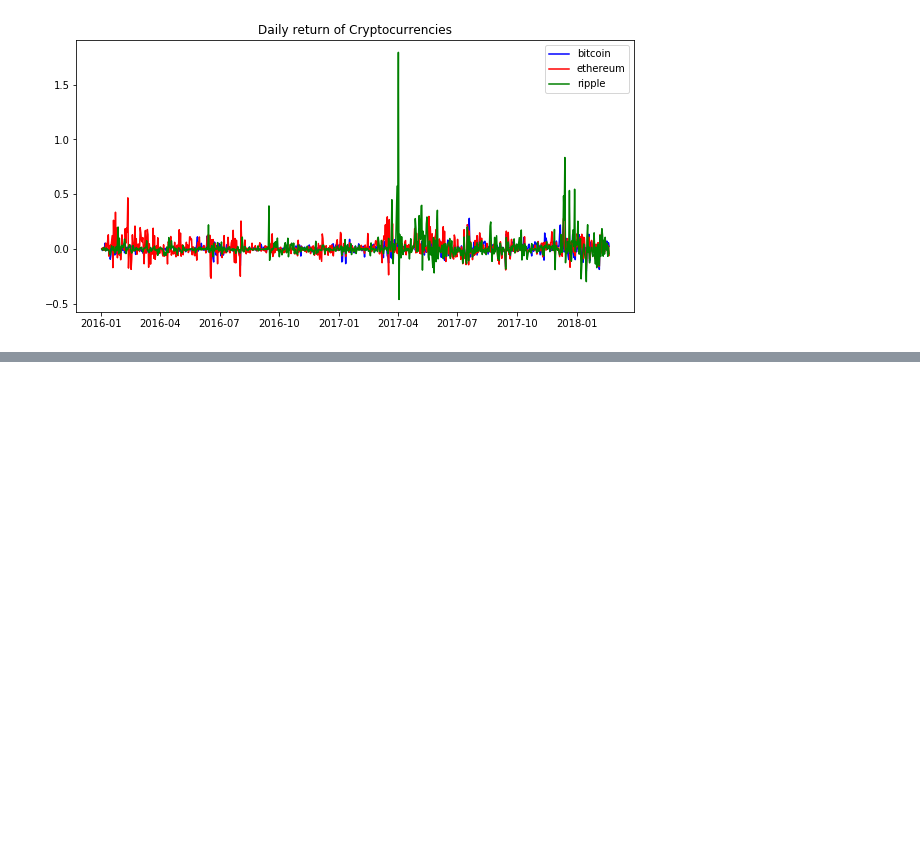
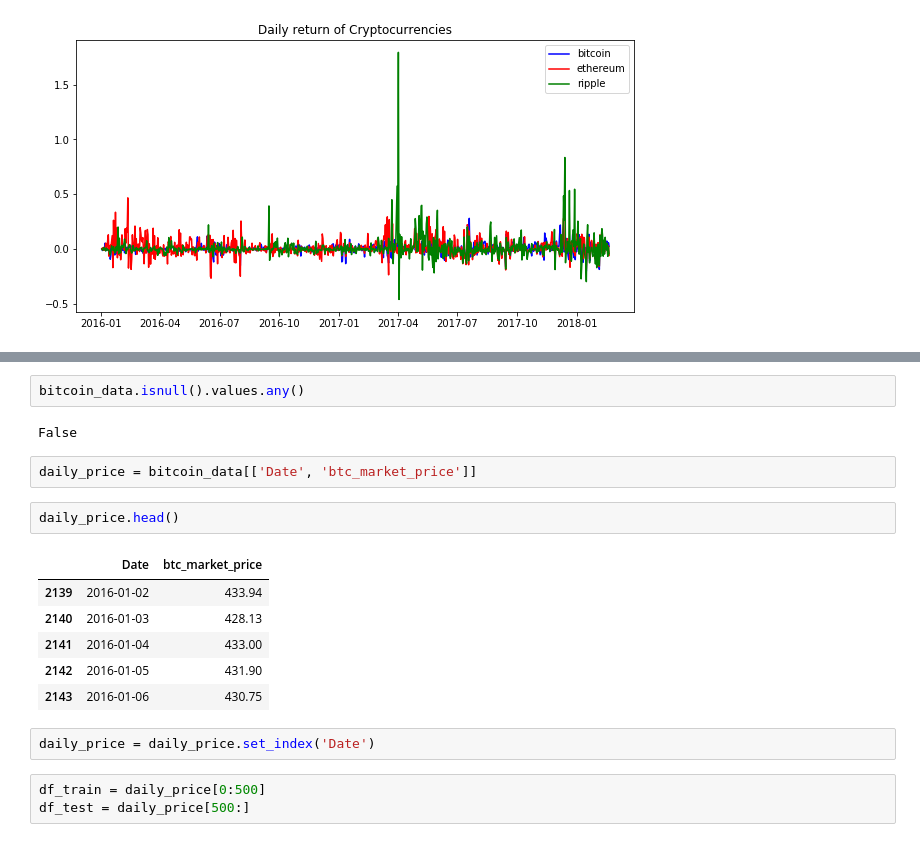
Before and after one commit to samuelvenzi/d_science_temple, a Jupyter notebook: Final Project/Crypto Analysis - Final Project.ipynb, the cells around one changed output, grey strips where cells are left out. Saved outputs shown, nothing was run; the diff lists cells and outputs as text; blank space fills up the shorter version.

```diff
--- a/Final Project/Crypto Analysis - Final Project.ipynb
+++ b/Final Project/Crypto Analysis - Final Project.ipynb
@@ -210,0 +235,20 @@ plt.show()
+# %%
+bitcoin_data.isnull().values.any()
+# %% [output]
+False
+# %%
+daily_price = bitcoin_data[['Date', 'btc_market_price']]
+# %%
+daily_price.head()
+# %% [output]
+|  | Date | btc_market_price |
+| 2139 | 2016-01-02 | 433.94 |
+| 2140 | 2016-01-03 | 428.13 |
+| 2141 | 2016-01-04 | 433.00 |
+| 2142 | 2016-01-05 | 431.90 |
+| 2143 | 2016-01-06 | 430.75 |
+# %%
+daily_price = daily_price.set_index('Date')
+# %%
+df_train = daily_price[0:500]
+df_test = daily_price[500:]
```
Also changed, not shown: parts of 12 cells of this notebook, 1 other file.
